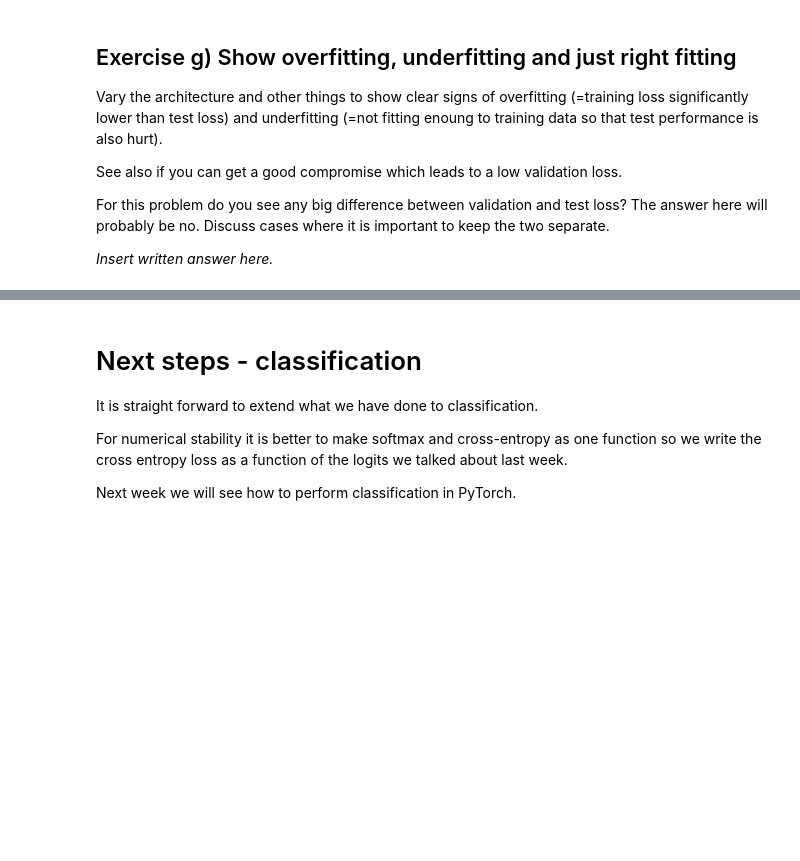
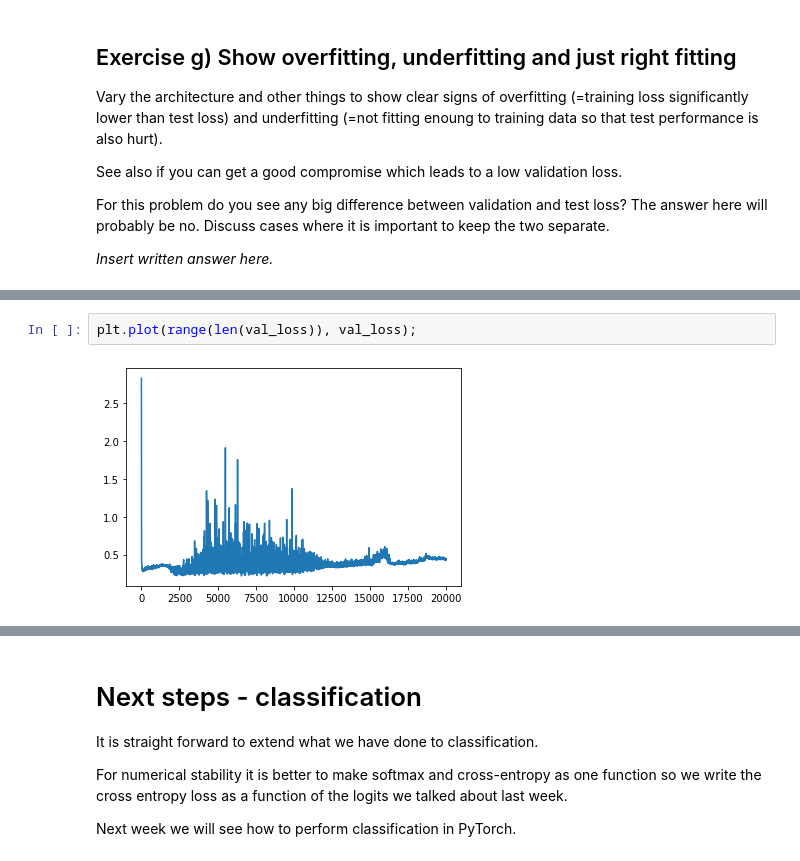
Before and after one commit to LukaAvbreht/02456-deep-learning-with-PyTorch, a Jupyter notebook: 2_Feedforward_NumPy/2.1-FNN-NumPy.ipynb, the cells around one changed output, grey strips where cells are left out. Saved outputs shown, nothing was run; the diff lists cells and outputs as text; blank space fills up the shorter version.

```diff
--- a/2_Feedforward_NumPy/2.1-FNN-NumPy.ipynb
+++ b/2_Feedforward_NumPy/2.1-FNN-NumPy.ipynb
@@ -866,0 +956,4 @@ _Insert written answer here._
+# %%
+plt.plot(range(len(val_loss)), val_loss);
+# %% [output]
+[figure, added]
```
Also changed, not shown: parts of 20 cells of this notebook.
